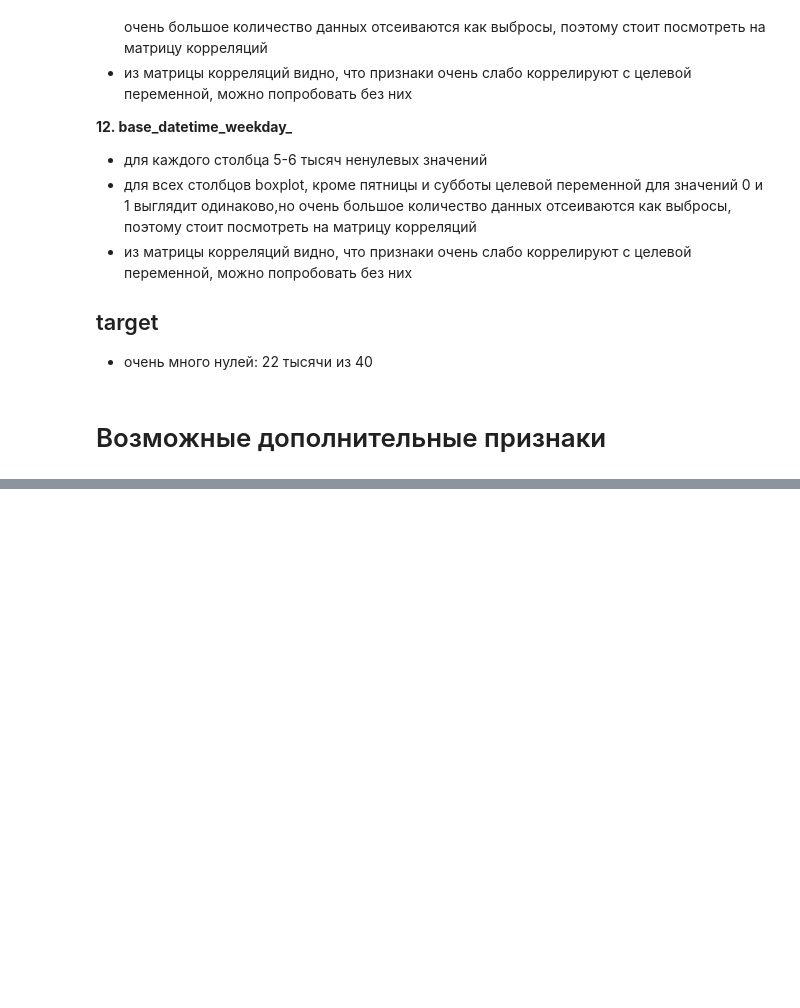
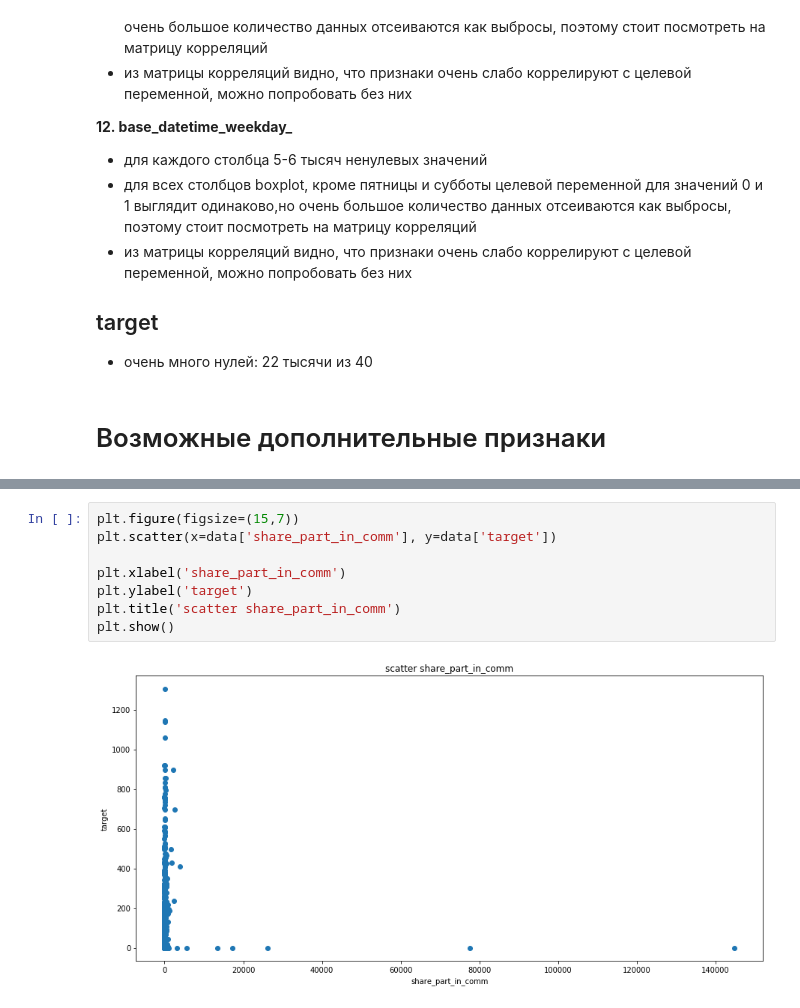
Before and after one commit to HollowPrincess/ML-introduction-2019, a Jupyter notebook: linear_regression/visualizations.ipynb, the cells around one changed output, grey strips where cells are left out. Cells and saved outputs as stored; diff of their text form; blank space fills up the shorter version.

```diff
--- a/linear_regression/visualizations.ipynb
+++ b/linear_regression/visualizations.ipynb
@@ -911,0 +655,10 @@ Name: target, dtype: float64
+# %%
+plt.figure(figsize=(15,7))
+plt.scatter(x=data['share_part_in_comm'], y=data['target'])
+
+plt.xlabel('share_part_in_comm')
+plt.ylabel('target')
+plt.title('scatter share_part_in_comm')
+plt.show()
+# %% [output]
+[figure, added]
```
Also changed, not shown: parts of 104 cells of this notebook, 2 other files.
